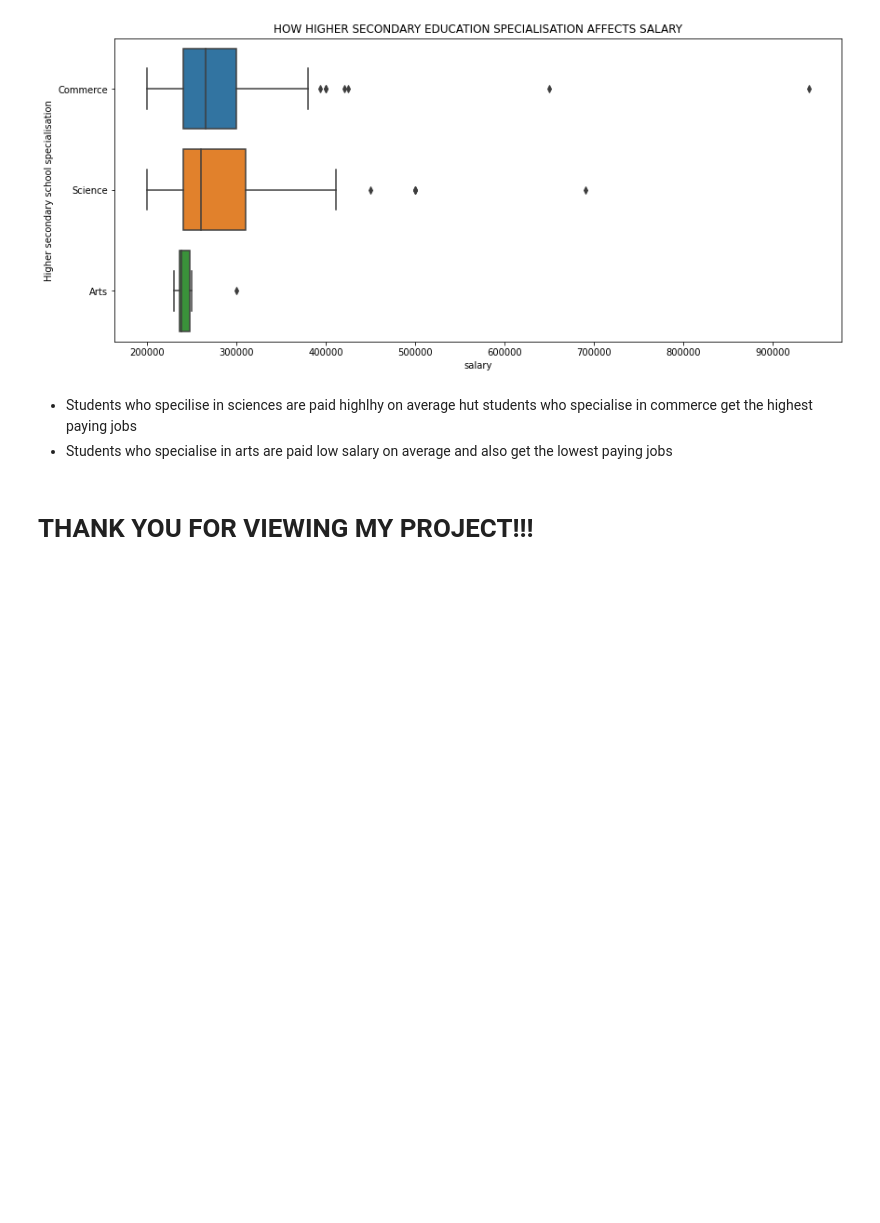
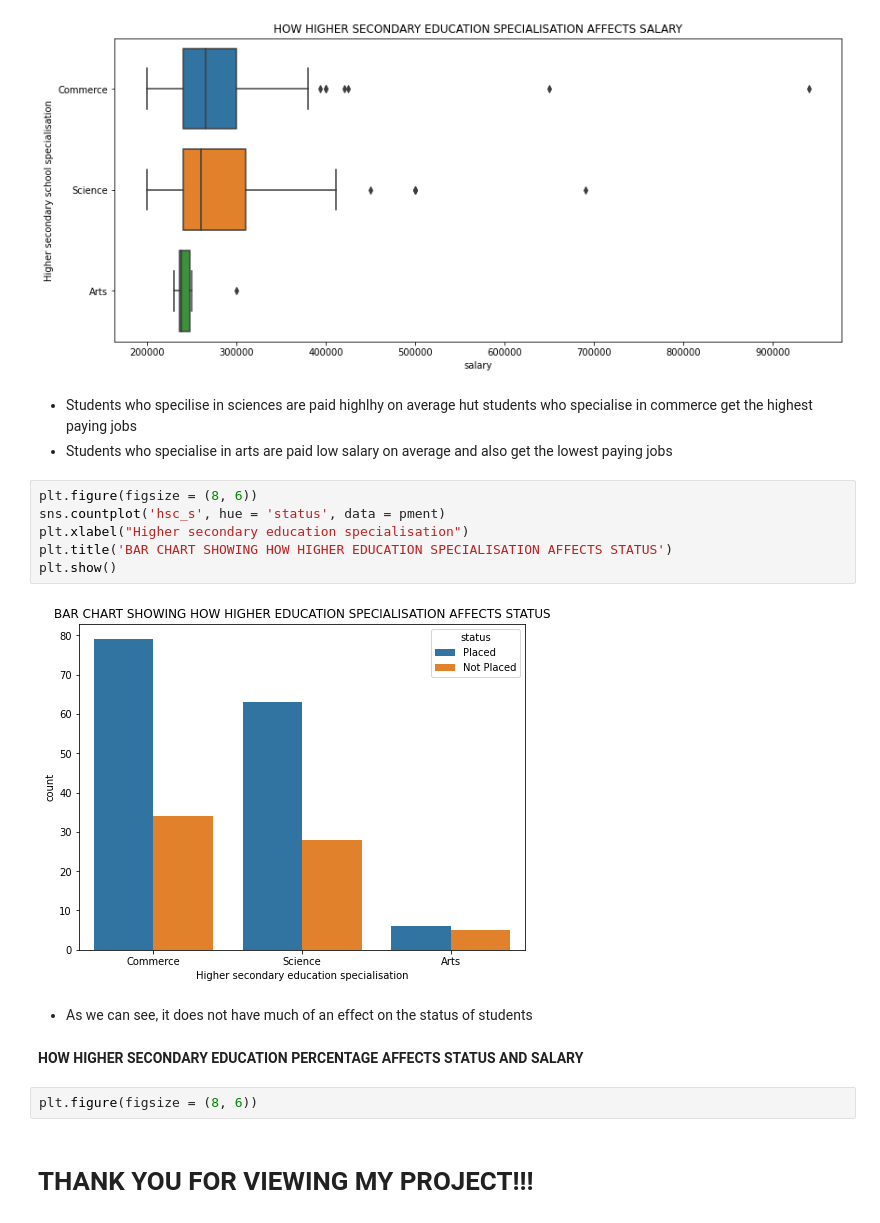
Before and after one commit to devchoplife/Campus-placement, a Jupyter notebook: school_placement.ipynb, the cells around one changed output. Saved outputs shown, nothing was run; the diff lists cells and outputs as text; blank space fills up the shorter version.

```diff
--- a/school_placement.ipynb
+++ b/school_placement.ipynb
@@ -340,5 +340,19 @@ plt.show()
 # %% [markdown]
 * Students who specilise in sciences are paid highlhy on average hut students who specialise in commerce get the highest paying jobs
 * Students who specialise in arts are paid low salary on average and also get the lowest paying jobs
+# %%
+plt.figure(figsize = (8, 6))
+sns.countplot('hsc_s', hue = 'status', data = pment)
+plt.xlabel("Higher secondary education specialisation")
+plt.title('BAR CHART SHOWING HOW HIGHER EDUCATION SPECIALISATION AFFECTS STATUS')
+plt.show()
+# %% [output]
+[figure, added]
+# %% [markdown]
+* As we can see, it does not have much of an effect on the status of students
+# %% [markdown]
+**HOW HIGHER SECONDARY EDUCATION PERCENTAGE AFFECTS STATUS AND SALARY**
+# %%
+plt.figure(figsize = (8, 6))
 # %% [markdown]
 # **THANK YOU FOR VIEWING MY PROJECT!!!**
```
